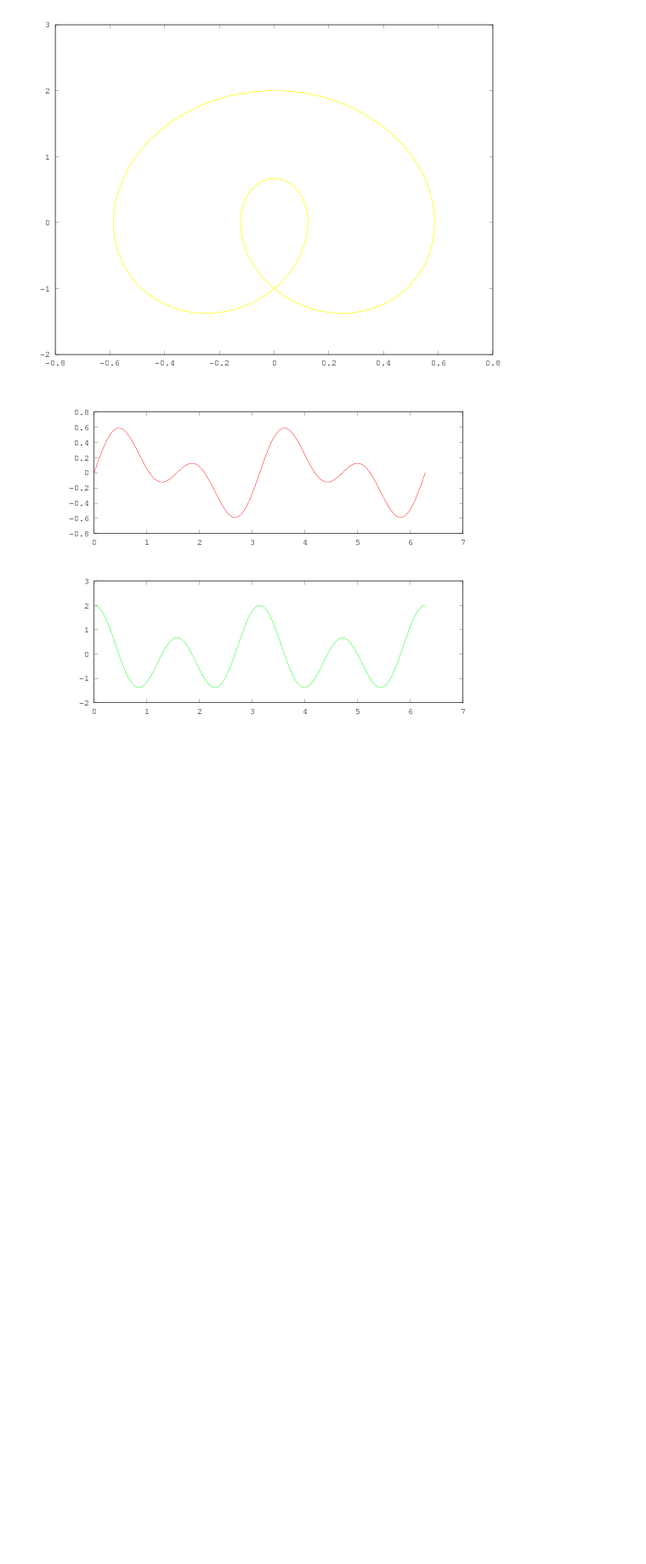
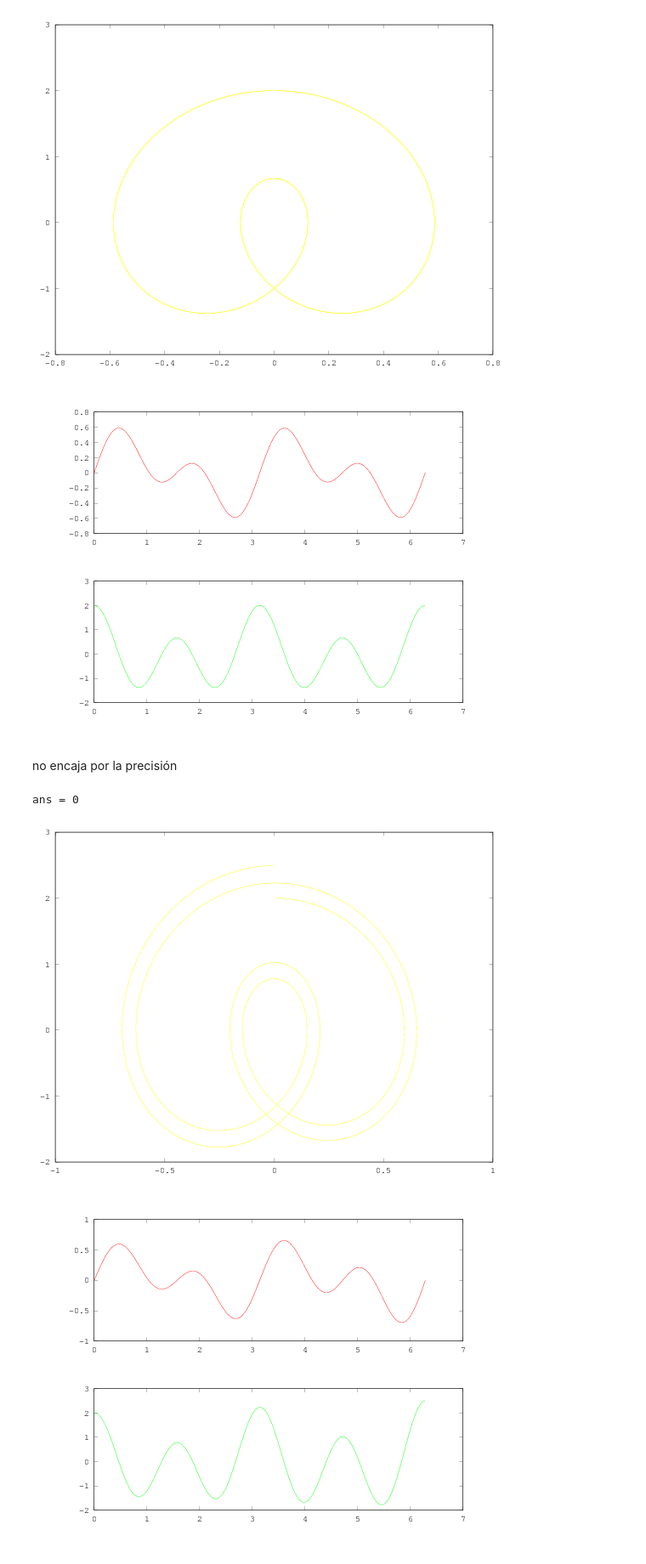
Before and after one commit to DiegoFern/ANNU, a Jupyter notebook: Untitled.ipynb, the cells around one changed output. Shown at 85% size. Drawn from its saved outputs; the diff is of its cells as text; code cells hidden in the pictures; blank space fills up the shorter version.

```diff
--- a/Untitled.ipynb
+++ b/Untitled.ipynb
@@ -236,3 +236,5 @@ testmet(@mpuntomedio)
 # %% [output]
 [figure]
 [figure]
+# %% [markdown]
+no encaja por la precisión
@@ -238,0 +263,6 @@ testmet(@mpuntomedio)
+# %%
+testmet(@meuler)
+# %% [output]
+ans = 0
+[figure, added]
+[figure, added]
```
Also changed, not shown: parts of 1 cell of this notebook.
